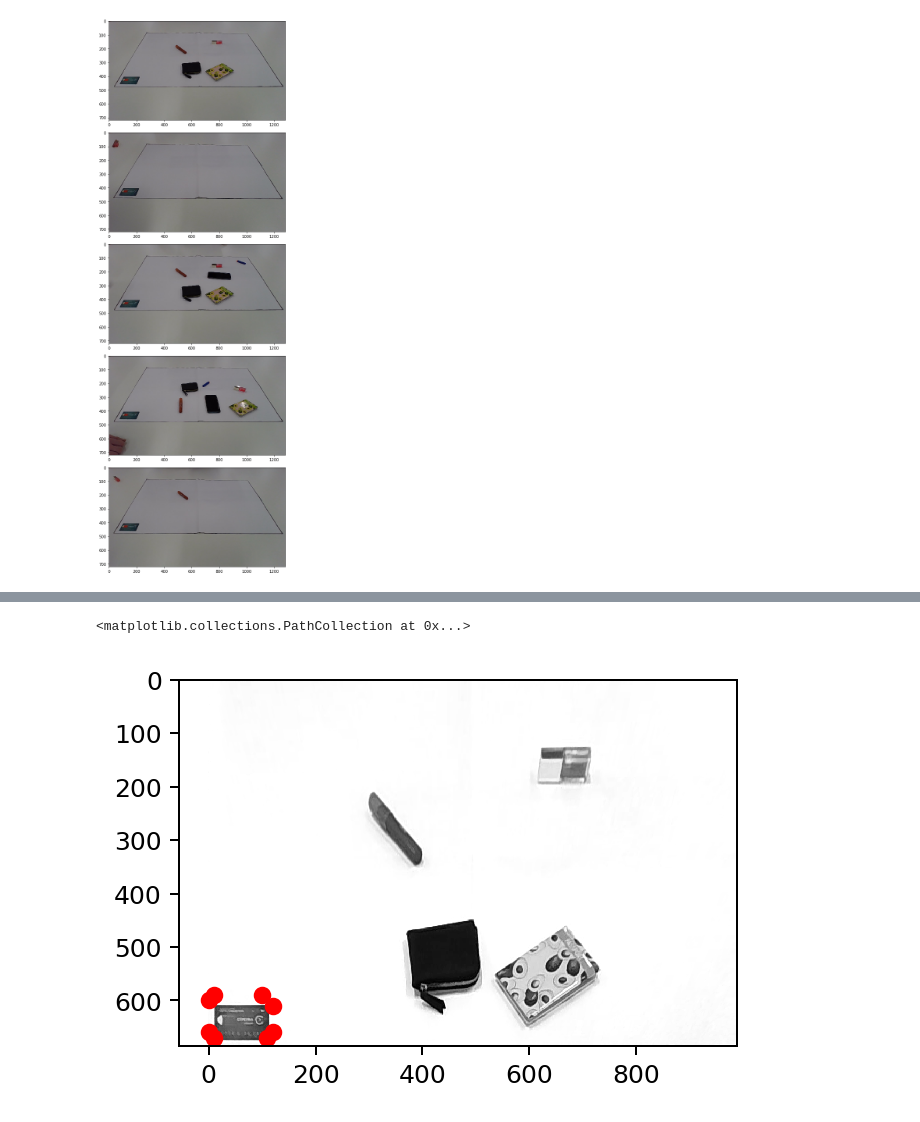
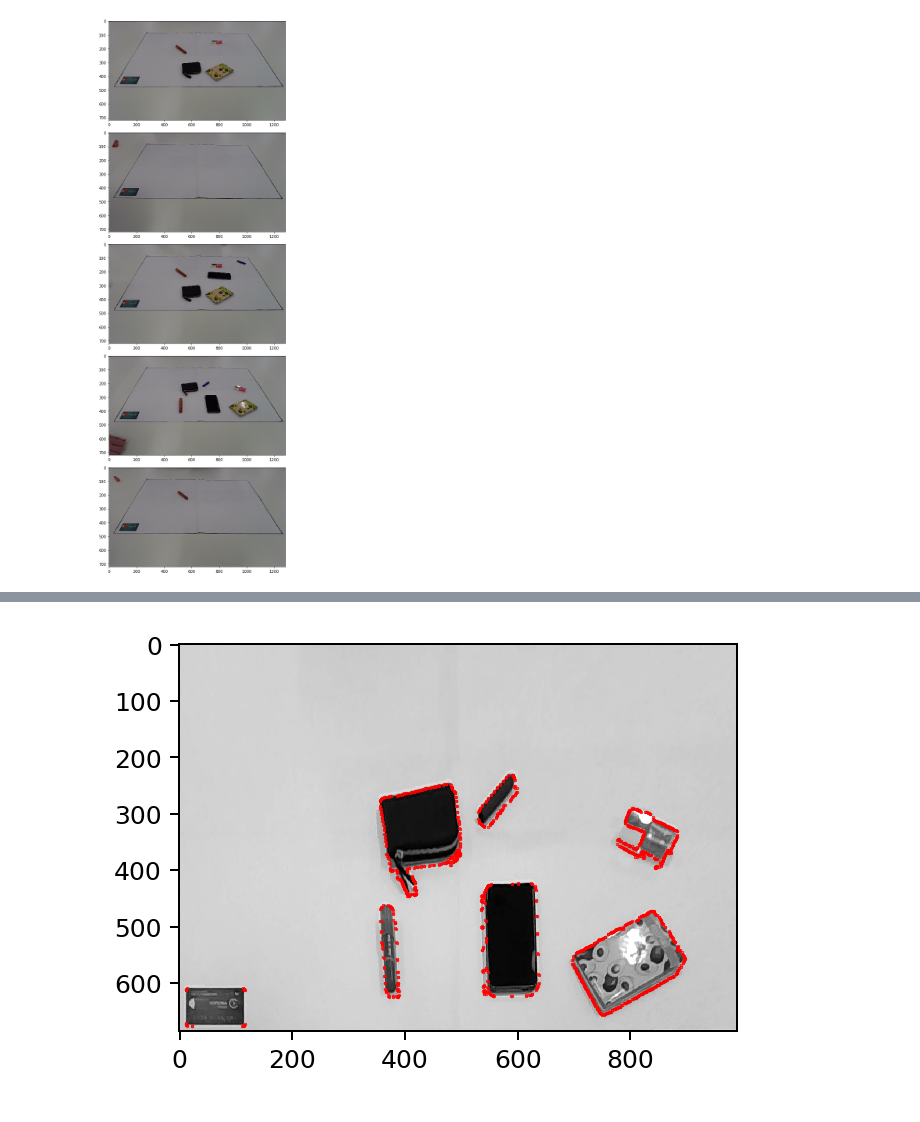
Before and after one commit to Anton-31-96/object-linear-size, a Jupyter notebook: project.ipynb, the cells around one changed output, grey strips where cells are left out. Drawn from its saved outputs; the diff is of its cells as text; code cells hidden in the pictures.

```diff
--- a/project.ipynb
+++ b/project.ipynb
@@ -89,7 +76,7 @@ def normalize_image(image, image_colored, rescale_param = 0.5):
     img = adjusting_brightness(img[30:-5, 15:-15], a = 1.5, b = 3)
     return img
 # %%
-n = 0
+n = 3
 image_redone = normalize_image(grayscale_images[n], images[n], rescale_param = 0.6)
 # %%
 show(image_redone)
@@ -115,0 +85,15 @@ pixelsPerMetric = None
+# %%
+image = cv2.cvtColor(normalize_image(grayscale_images[n], images[n], rescale_param = 0.6), cv2.COLOR_RGB2GRAY)
+gray = cv2.GaussianBlur(image, (7, 7), 0)
+
+edged = cv2.Canny(gray, 50, 100)
+edged = cv2.dilate(edged, None, iterations=2)
+edged = cv2.erode(edged, None, iterations=1)
+
+img, ext_contours, hierarchy = cv2.findContours(edged.copy(),
+                                                cv2.RETR_EXTERNAL,
+                                                cv2.CHAIN_APPROX_SIMPLE)
+
+(cnts, _) = contours.sort_contours(ext_contours)
+cnts = [cnt[:, 0] for cnt in cnts]
+pixelsPerMetric = None
@@ -116,7 +104,7 @@ pixelsPerMetric = None
 # %%
 plt.figure(figsize = (4, 4), dpi = 180)
 plt.imshow(image, cmap = 'gray')
-plt.scatter(cnts[0][:, 0], cnts[0][:, 1], c = 'r')
+for i in range(len(cnts)):
+    plt.scatter(cnts[i][:, 0], cnts[i][:, 1], c = 'r', s = 0.1)
 # %% [output]
-<matplotlib.collections.PathCollection at 0x...>
-[figure, old version]
+[figure, new version]
```
Also changed, not shown: parts of 21 cells of this notebook.
